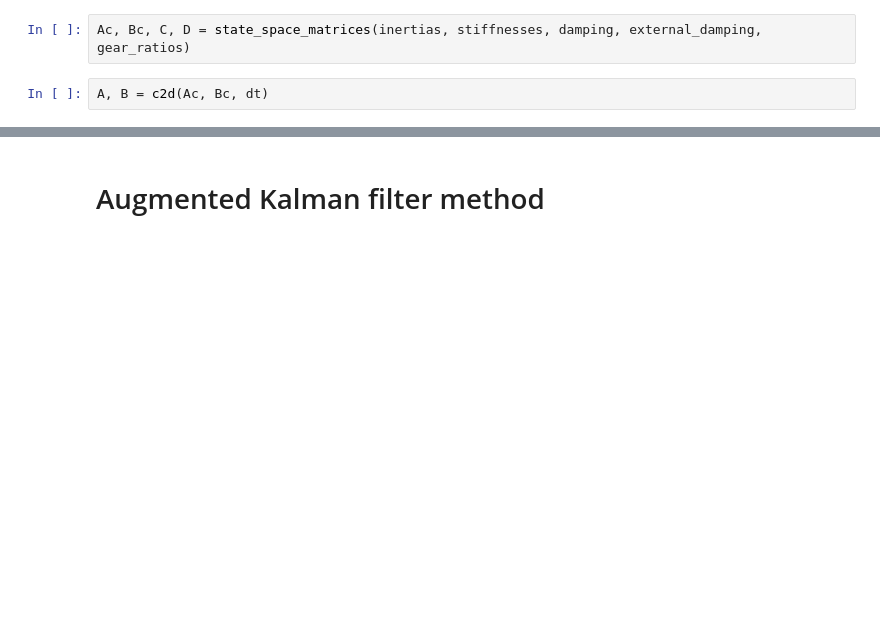
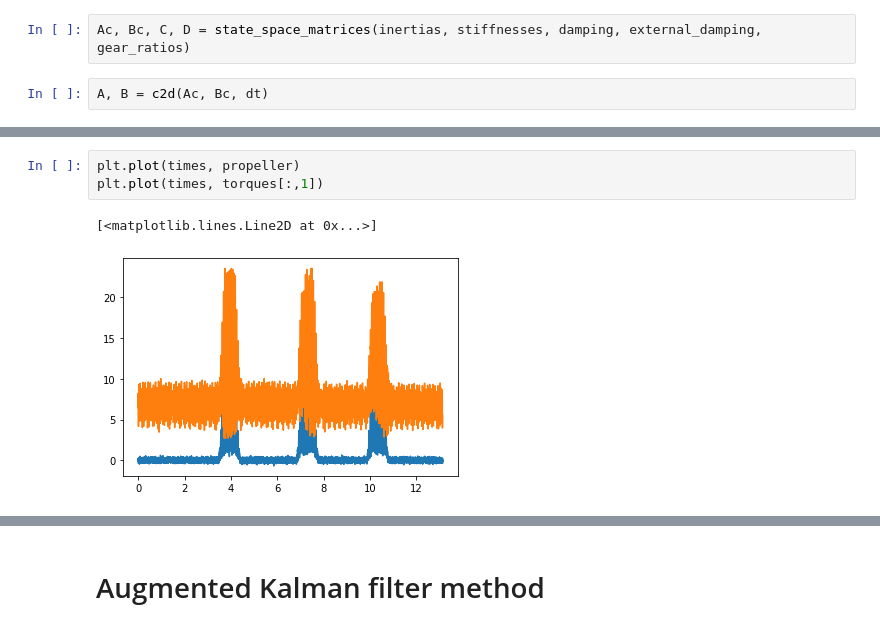
Before and after one commit to urho-h/torque_estimation_masters, a Jupyter notebook: notebooks/kf_vs_cvx_MSSP.ipynb, the cells around one changed output, grey strips where cells are left out. Cells and saved outputs as stored; diff of their text form; blank space fills up the shorter version.

```diff
--- a/notebooks/kf_vs_cvx_MSSP.ipynb
+++ b/notebooks/kf_vs_cvx_MSSP.ipynb
@@ -194,0 +207,6 @@ A, B = c2d(Ac, Bc, dt)
+# %%
+plt.plot(times, propeller)
+plt.plot(times, torques[:,1])
+# %% [output]
+[<matplotlib.lines.Line2D at 0x...>]
+[figure, added]
```
Also changed, not shown: parts of 9 cells of this notebook, 16 other files.
